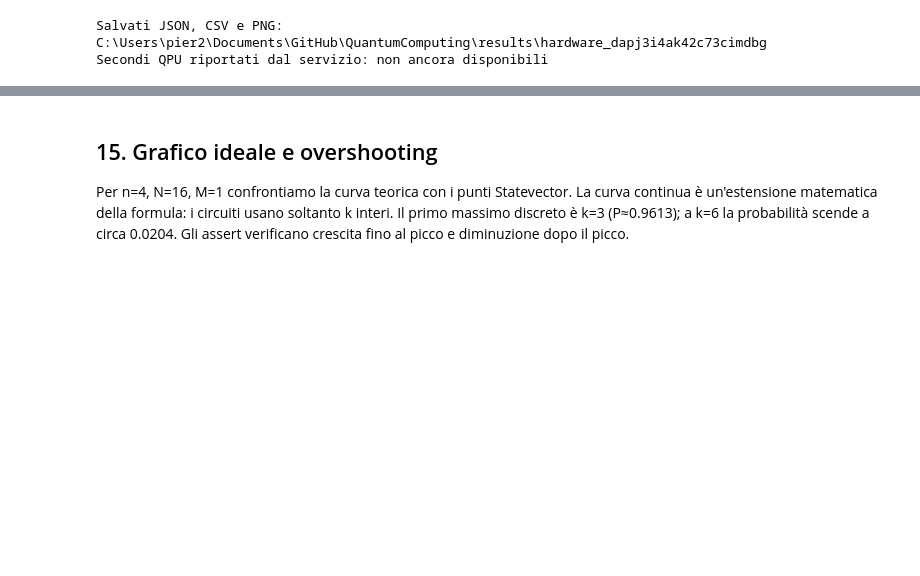
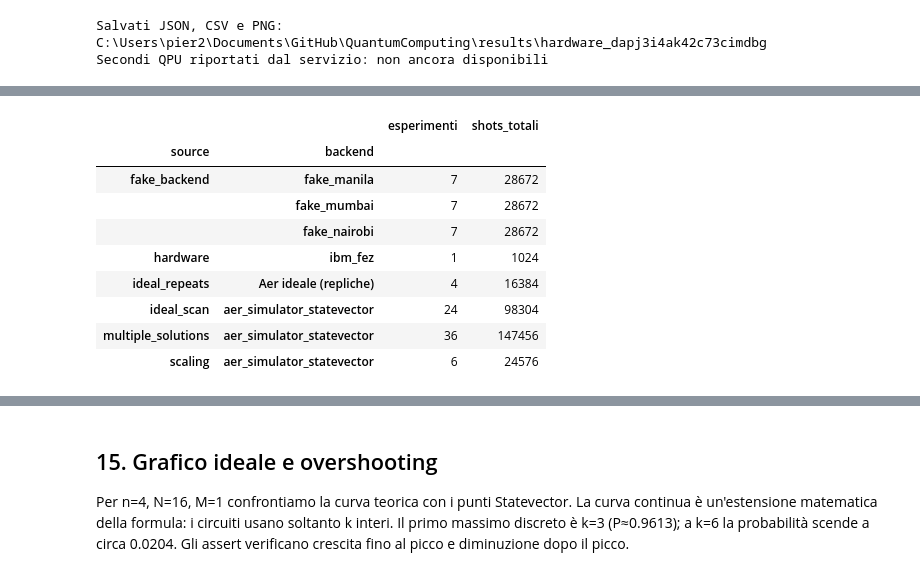
Before and after one commit to Pier2690/QuantumComputing, a Jupyter notebook: Grover.ipynb, the cells around one changed output, grey strips where cells are left out. Cells and saved outputs as stored; diff of their text form; code cells hidden in the pictures; blank space fills up the shorter version.

```diff
--- a/Grover.ipynb
+++ b/Grover.ipynb
@@ -1428,0 +1365,79 @@ CSV verificato: grover_multiple_solutions.csv, 36 righe
+# %%
+results_directory = Path("results")
+results_directory.mkdir(exist_ok=True)
+
+# Esportazione dei dati locali: dizionari e tuple diventano JSON nel CSV.
+def export_results(frame, filename):
+    exported = frame.copy()
+    for column in ("marked_states", "basis_gates", "counts", "normalized_counts"):
+        if column in exported:
+            exported[column] = exported[column].map(lambda value: json.dumps(value, sort_keys=True))
+    exported.to_csv(results_directory / filename, index=False)
+
+export_results(results_df, "grover_experiments.csv")
+export_results(scaling_df, "grover_scaling.csv")
+export_results(multiple_solutions_df, "grover_multiple_solutions.csv")
+
+# Un record comune per ogni esperimento: il successo deriva sempre dai conteggi.
+analysis_rows = []
+for row in results_df.itertuples():
+    assert sum(row.counts.values()) == row.shots
+    successes = sum(row.counts.get(state, 0) for state in row.marked_states)
+    analysis_rows.append(dict(source=row.experiment_group, backend=row.backend,
+        n=int(row.n), k=int(row.k), marked_states=tuple(sorted(row.marked_states)),
+        shots=int(row.shots), successes=successes, job_id=None))
+
+for row in repeated_trials_df.to_dict("records"):
+    analysis_rows.append(dict(source="ideal_repeats", backend="Aer ideale (repliche)",
+        n=trial_n, k=trial_k, marked_states=(trial_target,), shots=int(row["Shots"]),
+        successes=int(row["Successi"]), job_id=None))
+
+seen_jobs = set()
+for path in sorted(results_directory.glob("hardware_*.json")):
+    saved = json.loads(path.read_text(encoding="utf-8"))
+    if "experiment" not in saved or "counts" not in saved:
+        continue  # Manifest del job, senza risultati.
+    experiment, counts = saved["experiment"], saved["counts"]
+    job_id = experiment["job_id"]
+    if job_id in seen_jobs:
+        continue
+    marked = tuple(sorted(experiment["marked_states"]))
+    shots = sum(counts.values())
+    assert shots == experiment["shots"] and shots > 0
+    assert all(isinstance(v, int) and v >= 0 for v in counts.values())
+    assert all(len(state) == experiment["n"] and set(state) <= {"0", "1"} for state in counts)
+    analysis_rows.append(dict(source="hardware", backend=experiment["backend"],
+        n=experiment["n"], k=experiment["k"], marked_states=marked,
+        shots=shots, successes=sum(counts.get(state, 0) for state in marked), job_id=job_id))
+    seen_jobs.add(job_id)
+
+analysis_df = pd.DataFrame(analysis_rows)
+analysis_df["M"] = analysis_df.marked_states.map(len)
+analysis_df["frequency"] = analysis_df.successes / analysis_df.shots
+analysis_df["theory"] = [theoretical_success_probability(2 ** r.n, r.M, r.k)
+                         for r in analysis_df.itertuples()]
+analysis_df["uniform_baseline"] = analysis_df.M / (2 ** analysis_df.n)
+analysis_df["gain_over_uniform"] = analysis_df.frequency / analysis_df.uniform_baseline
+analysis_df["gap_from_theory_pp"] = 100 * (analysis_df.frequency - analysis_df.theory)
+
+# Intervallo di Wilson al 95%: funziona anche per frequenze pari a zero o uno.
+p_hat, shots, z = analysis_df.frequency, analysis_df.shots, 1.96
+denominator = 1 + z**2 / shots
+center = (p_hat + z**2 / (2 * shots)) / denominator
+radius = z * np.sqrt(p_hat * (1 - p_hat) / shots + z**2 / (4 * shots**2)) / denominator
+analysis_df["ci_low"] = center - radius
+analysis_df["ci_high"] = center + radius
+export_results(analysis_df, "grover_analysis.csv")
+display(analysis_df.groupby(["source", "backend"]).agg(
+    esperimenti=("shots", "size"), shots_totali=("shots", "sum")))
+# %% [output]
+|  |  | esperimenti | shots_totali |
+| source | backend |  |  |
+| fake_backend | fake_manila | 7 | 28672 |
+|  | fake_mumbai | 7 | 28672 |
+|  | fake_nairobi | 7 | 28672 |
+| hardware | ibm_fez | 1 | 1024 |
+| ideal_repeats | Aer ideale (repliche) | 4 | 16384 |
+| ideal_scan | aer_simulator_statevector | 24 | 98304 |
+| multiple_solutions | aer_simulator_statevector | 36 | 147456 |
+| scaling | aer_simulator_statevector | 6 | 24576 |
```
Also changed, not shown: parts of 11 cells of this notebook.
